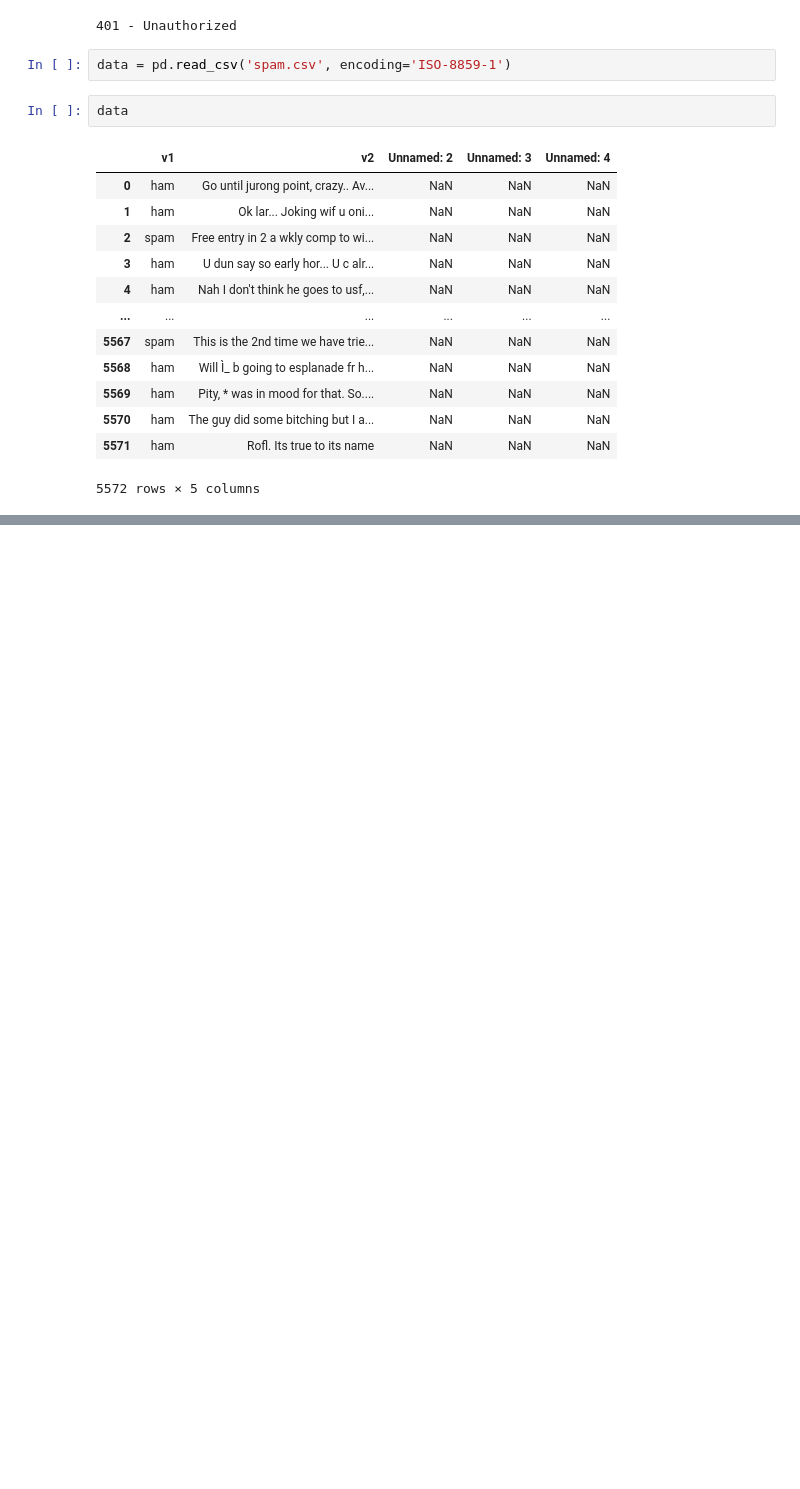
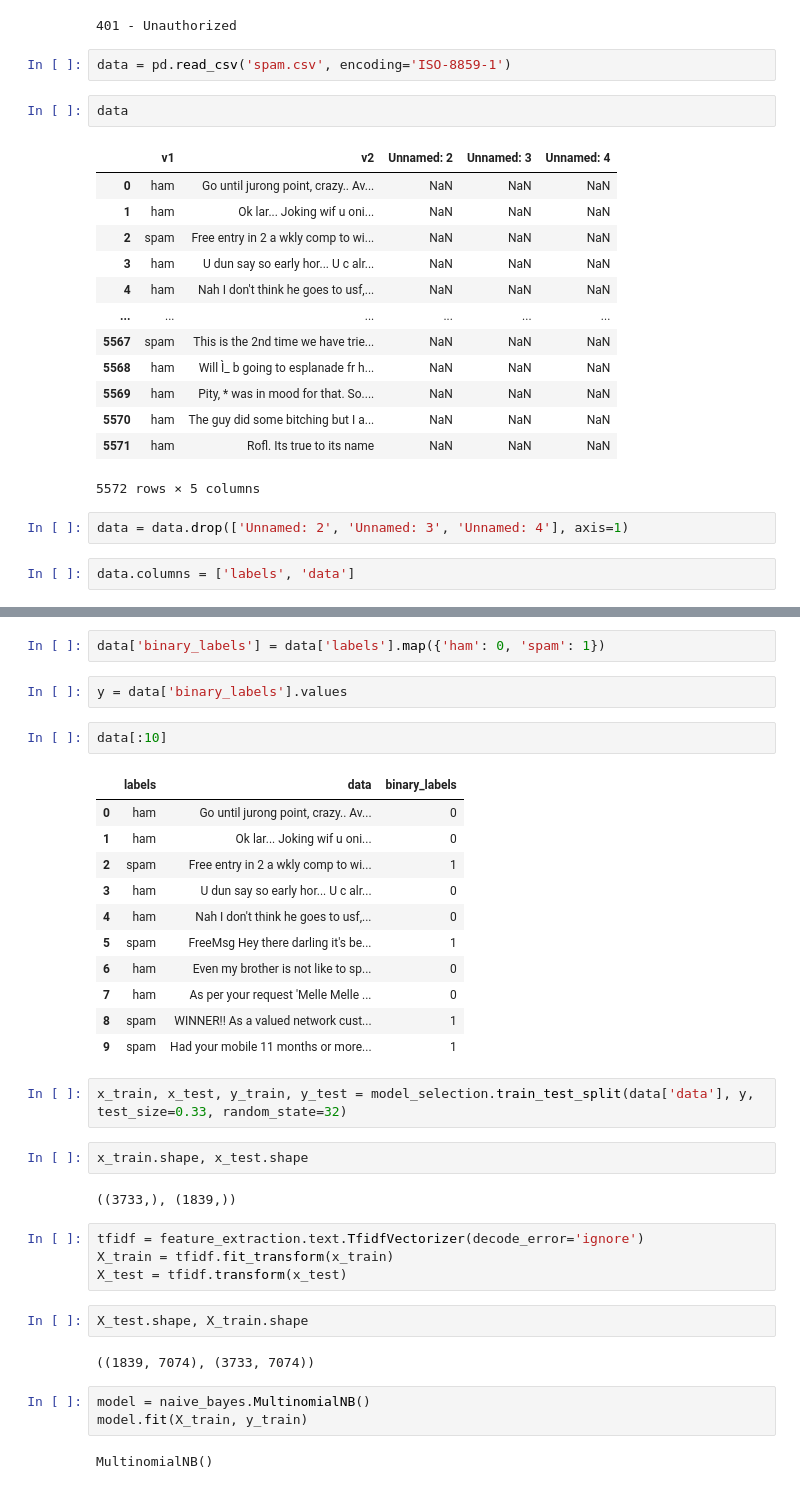
Before and after one commit to mralamdari/NLP-Spam-Detector, a Jupyter notebook: NLP_Spam_Detector.ipynb, the cells around one changed output, grey strips where cells are left out. Cells and saved outputs as stored; diff of their text form; blank space fills up the shorter version.

```diff
--- a/NLP_Spam_Detector.ipynb
+++ b/NLP_Spam_Detector.ipynb
@@ -108,3 +108,7 @@ data
 | 5570 | ham | The guy did some bitching but I a... | NaN | NaN | NaN |
 | 5571 | ham | Rofl. Its true to its name | NaN | NaN | NaN |
 5572 rows × 5 columns
+# %%
+data = data.drop(['Unnamed: 2', 'Unnamed: 3', 'Unnamed: 4'], axis=1)
+# %%
+data.columns = ['labels', 'data']
@@ -110,0 +131,37 @@ data
+# %%
+data['binary_labels'] = data['labels'].map({'ham': 0, 'spam': 1})
+# %%
+y = data['binary_labels'].values
+# %%
+data[:10]
+# %% [output]
+|  | labels | data | binary_labels |
+| 0 | ham | Go until jurong point, crazy.. Av... | 0 |
+| 1 | ham | Ok lar... Joking wif u oni... | 0 |
+| 2 | spam | Free entry in 2 a wkly comp to wi... | 1 |
+| 3 | ham | U dun say so early hor... U c alr... | 0 |
+| 4 | ham | Nah I don't think he goes to usf,... | 0 |
+| 5 | spam | FreeMsg Hey there darling it's be... | 1 |
+| 6 | ham | Even my brother is not like to sp... | 0 |
+| 7 | ham | As per your request 'Melle Melle ... | 0 |
+| 8 | spam | WINNER!! As a valued network cust... | 1 |
+| 9 | spam | Had your mobile 11 months or more... | 1 |
+# %%
+x_train, x_test, y_train, y_test = model_selection.train_test_split(data['data'], y, test_size=0.33, random_state=32)
+# %%
+x_train.shape, x_test.shape
+# %% [output]
+((3733,), (1839,))
+# %%
+tfidf = feature_extraction.text.TfidfVectorizer(decode_error='ignore')
+X_train = tfidf.fit_transform(x_train)
+X_test = tfidf.transform(x_test)
+# %%
+X_test.shape, X_train.shape
+# %% [output]
+((1839, 7074), (3733, 7074))
+# %%
+model = naive_bayes.MultinomialNB()
+model.fit(X_train, y_train)
+# %% [output]
+MultinomialNB()
```
Also changed, not shown: parts of 2 cells of this notebook.
